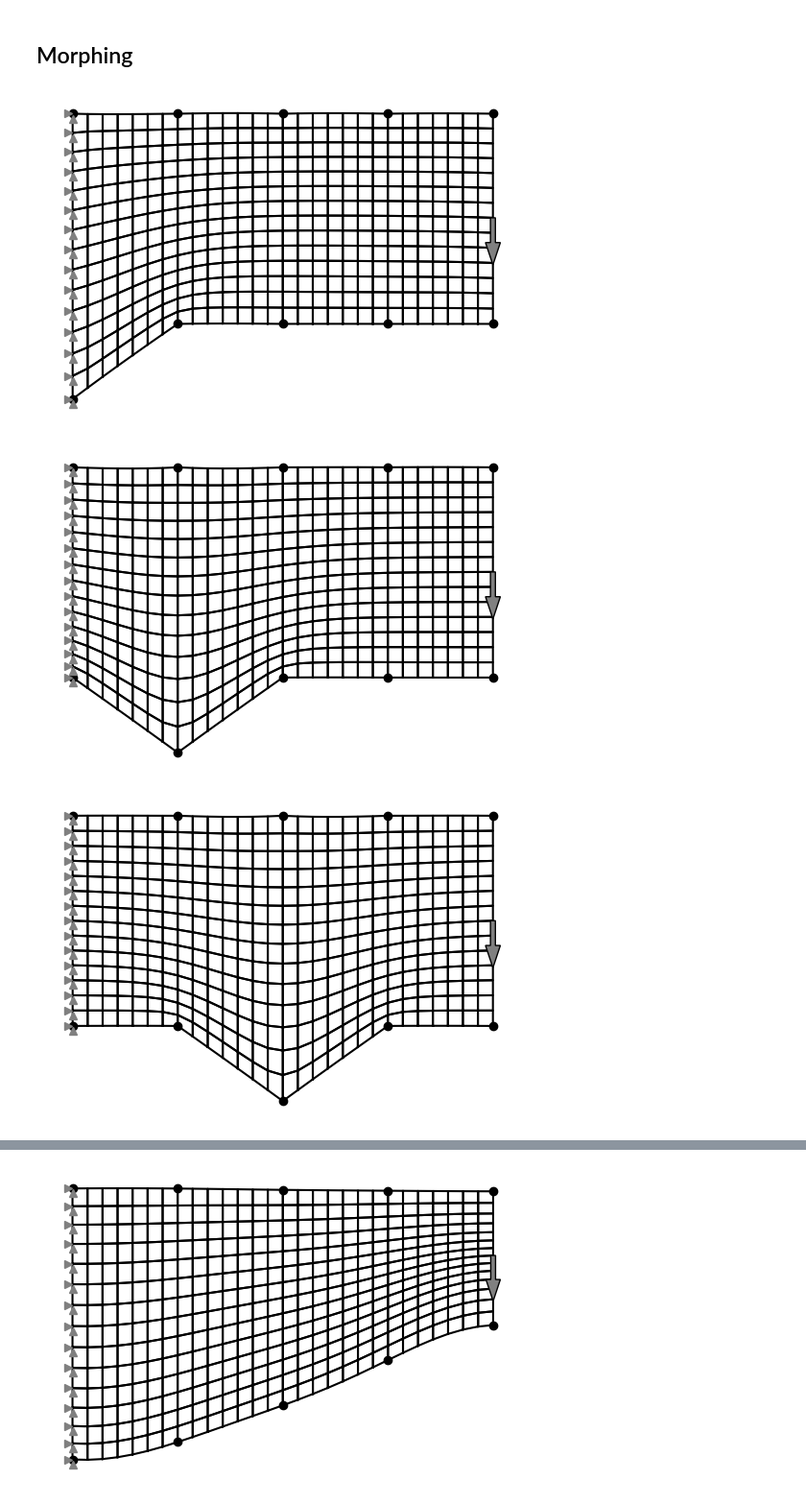
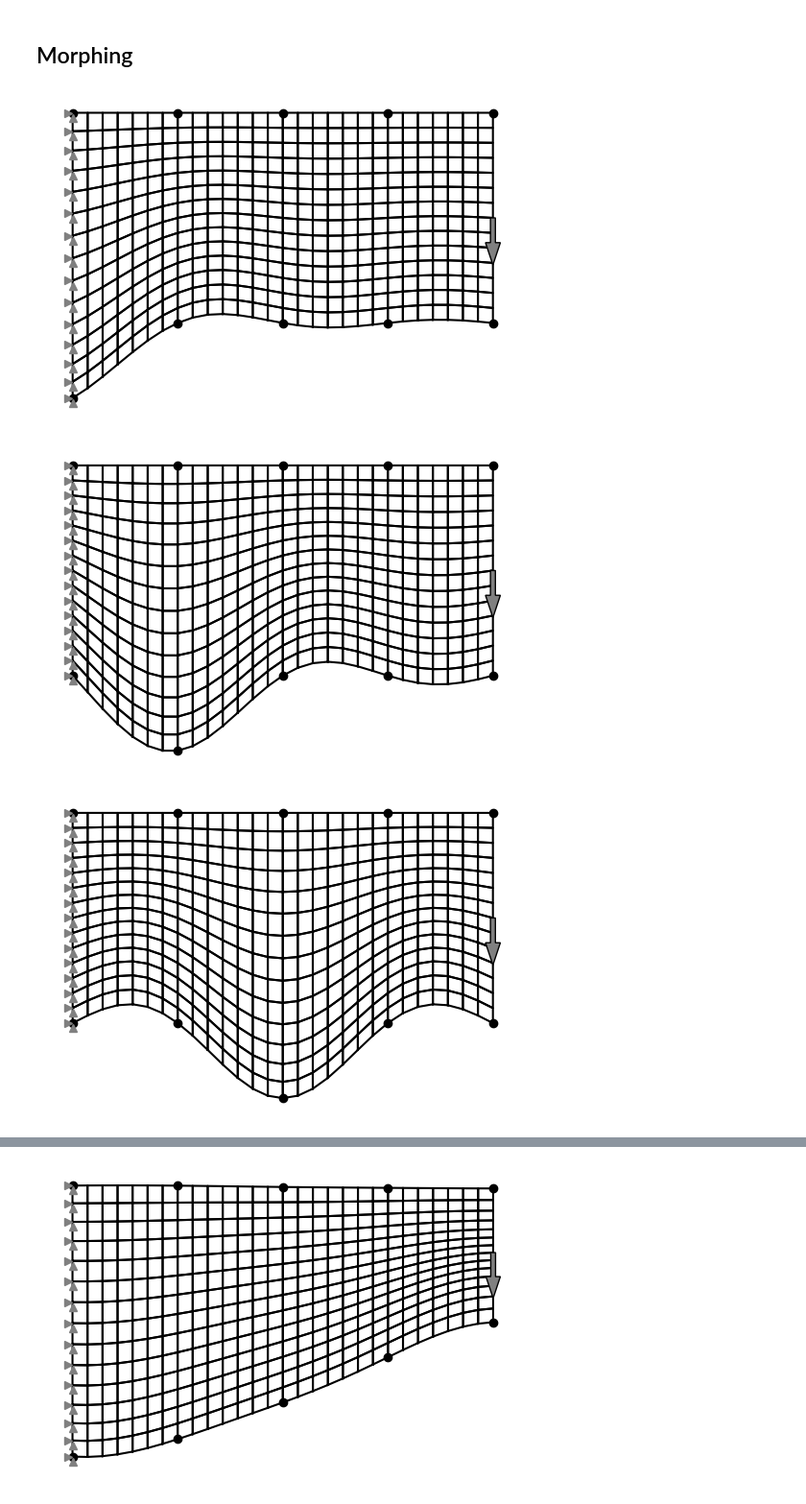
Before and after one commit to meyer-nils/structural_optimization, a Jupyter notebook: notebooks/lecture_08_shape.ipynb, the cells around one changed output, grey strips where cells are left out. Shown at 96% size. Drawn from its saved outputs; the diff is of its cells as text; code cells hidden in the pictures.

```diff
--- a/notebooks/lecture_08_shape.ipynb
+++ b/notebooks/lecture_08_shape.ipynb
@@ -6,6 +6,7 @@ import matplotlib.pyplot as plt
 
 # Set plot to use TeX for rendering equations.
 plt.rcParams["text.usetex"] = True
+plt.rcParams["font.size"] = 14
 
 torch.set_default_dtype(torch.double)
 # %% [markdown]
@@ -218,9 +219,9 @@ x_max[0:5] = x_0[0:5] + 5.0
 
 # Precompute radial basis functions for morphing
 r = torch.cdist(cantilever.nodes, cantilever.nodes)
-phi = r
-# epsilon = 0.1
-# phi = torch.exp(-((epsilon * r) ** 2))
+# phi = r
+epsilon = 0.1
+phi = torch.exp(-((epsilon * r) ** 2))
 # %%
 morph(
     cantilever,
@@ -236,10 +237,10 @@ plt.scatter(
     color="black",
 )
 plt.savefig(
-    "../figures/cantilever_fem_shape_0_linear.pdf", transparent=True, bbox_inches="tight"
+    "../figures/cantilever_fem_shape_0.svg", transparent=True, bbox_inches="tight"
 )
 # %% [output]
-[figure, old version]
+[figure, new version]
 # %%
 morph(
     cantilever,
@@ -255,29 +256,29 @@ plt.scatter(
     color="black",
 )
 plt.savefig(
-    "../figures/cantilever_fem_shape_1_linear.pdf", transparent=True, bbox_inches="tight"
+    "../figures/cantilever_fem_shape_1.svg", transparent=True, bbox_inches="tight"
 )
 # %% [output]
-[figure, old version]
+[figure, new version]
 # %%
 morph(
     cantilever,
     mask,
     phi,
     torch.tensor([0.0, 0.0, -5.0, 0.0, 0.0, 14.0, 14.0, 14.0, 14.0, 14.0]),
 )
 cantilever.plot()
 plt.scatter(
     cantilever.nodes[control_nodes, 0],
     cantilever.nodes[control_nodes, 1],
     marker="o",
     color="black",
 )
 plt.savefig(
-    "../figures/cantilever_fem_shape_2_linear.pdf", transparent=True, bbox_inches="tight"
+    "../figures/cantilever_fem_shape_2.svg", transparent=True, bbox_inches="tight"
 )
 # %% [output]
-[figure, old version]
+[figure, new version]
 # %%
 morph(
     cantilever,
```
Also changed, not shown: parts of 5 cells of this notebook, 33 other files.
